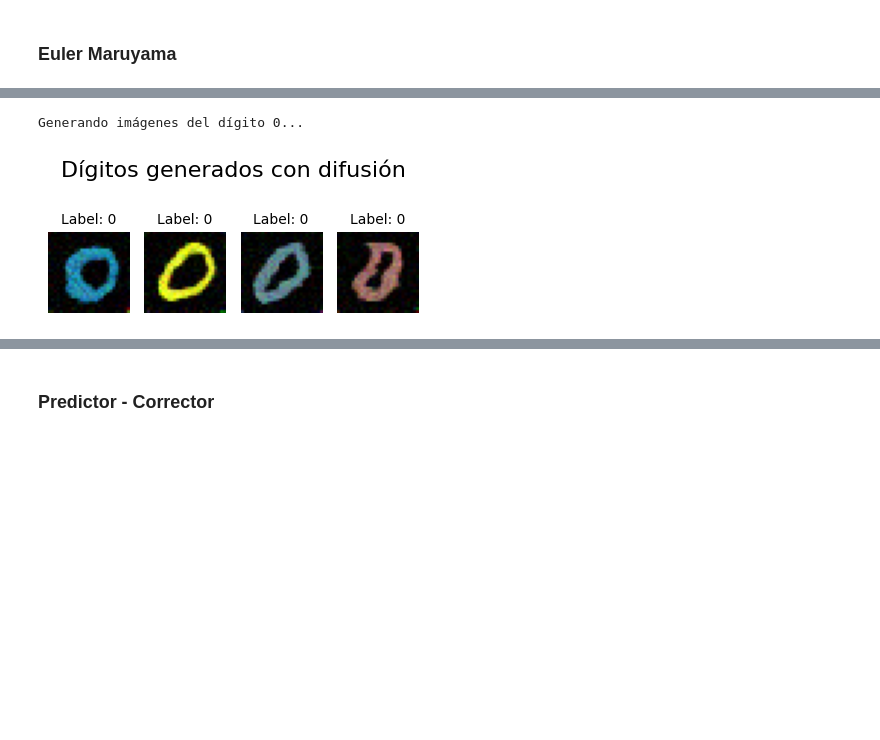
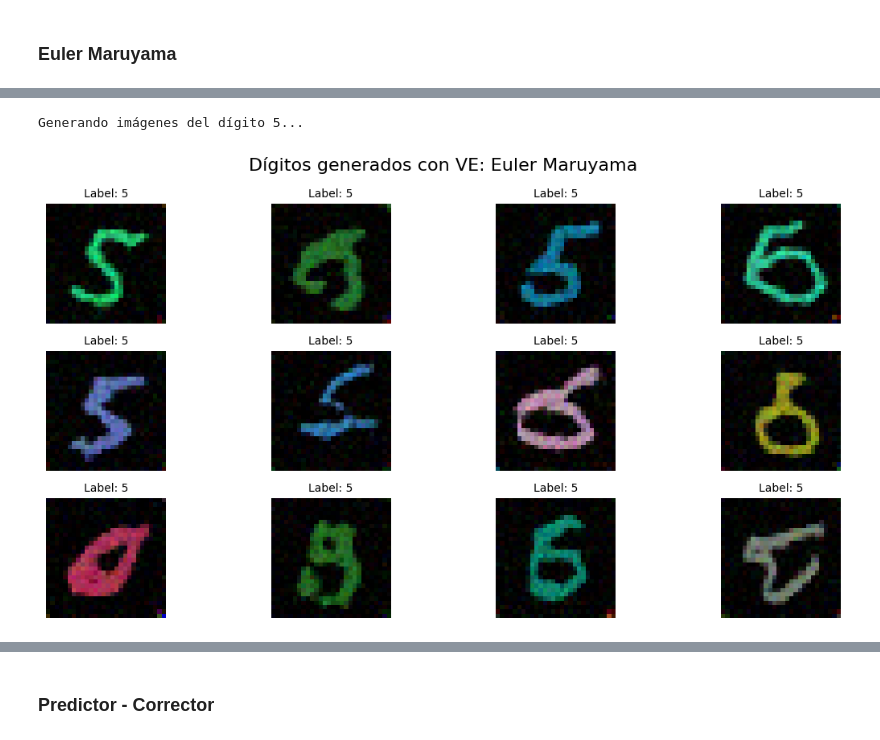
Before and after one commit to ManuelMunozBer/Generative-Diffusion, a Jupyter notebook: demo_notebooks/pruebas_validacion.ipynb, the cells around one changed output, grey strips where cells are left out. Drawn from its saved outputs; the diff is of its cells as text; code cells hidden in the pictures; blank space fills up the shorter version.

```diff
--- a/demo_notebooks/pruebas_validacion.ipynb
+++ b/demo_notebooks/pruebas_validacion.ipynb
@@ -100,9 +100,9 @@ diffusion_model_ve_euler.load_score_model("../checkpoints/ve_sde.pt")
 # %%
-DIGIT_CLASS = 0
+DIGIT_CLASS = 5
 
 # Parámetros para generación
-N_SAMPLES = 4
-N_STEPS = 1000
+N_SAMPLES = 12
+N_STEPS = 2500
 
 # Crear tensor de condición para el dígito especificado
 condition = [DIGIT_CLASS]*N_SAMPLES
@@ -116,5 +116,5 @@ generated_images_ve_euler, condition = diffusion_model_ve_euler.generate(
     n_steps=N_STEPS
 )
 # Mostrar imágenes generadas
-show_images(generated_images_ve_euler, title="Dígitos generados con difusión", labels=condition)
+show_images(generated_images_ve_euler, title="Dígitos generados con VE: Euler Maruyama", labels=condition)
 # %% [output]
@@ -122,2 +122,2 @@ show_images(generated_images_ve_euler, title="Dígitos generados con difusión",
-Generando imágenes del dígito 0...
+Generando imágenes del dígito 5...
-[figure, old version]
+[figure, new version]
```
Also changed, not shown: parts of 81 cells of this notebook, 16 other files.
